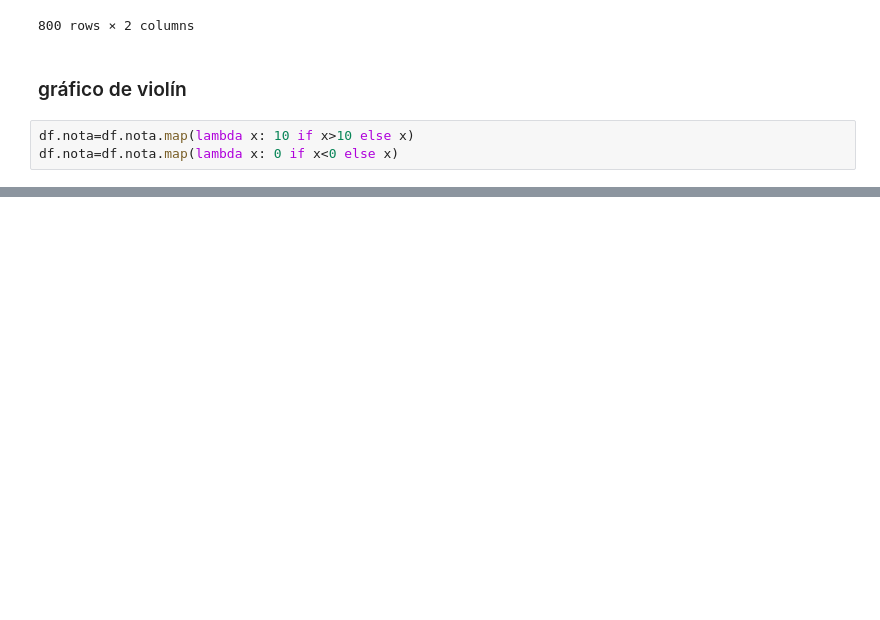
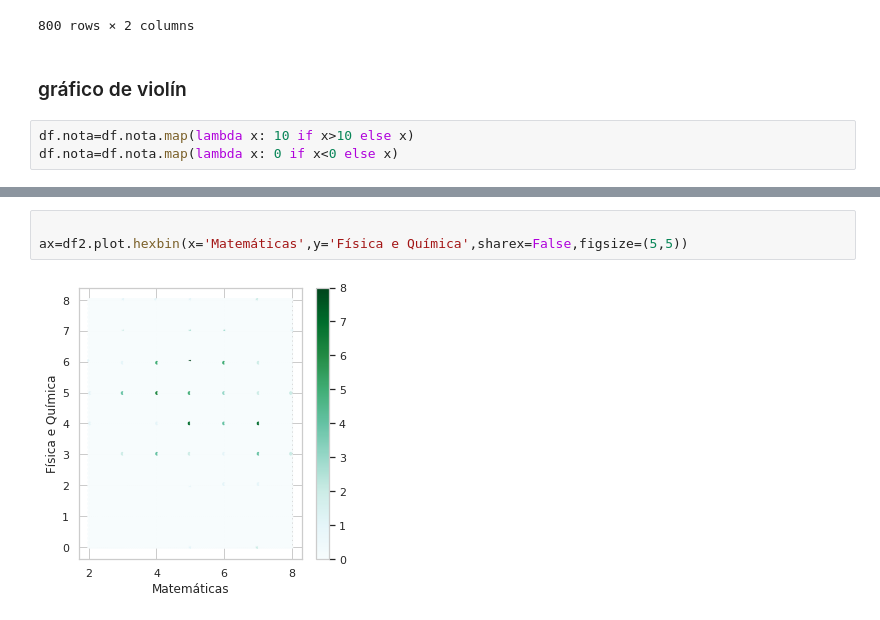
Before and after one commit to mvilarinho/arena, a Jupyter notebook: violinNotas.ipynb, the cells around one changed output, grey strips where cells are left out. Drawn from its saved outputs; the diff is of its cells as text; blank space fills up the shorter version.

```diff
--- a/violinNotas.ipynb
+++ b/violinNotas.ipynb
@@ -81,0 +109,5 @@ Name: nota, dtype: float64
+# %%
+
+ax=df2.plot.hexbin(x='Matemáticas',y='Física e Química',sharex=False,figsize=(5,5))
+# %% [output]
+[figure, added]
```
Also changed, not shown: parts of 10 cells of this notebook.
